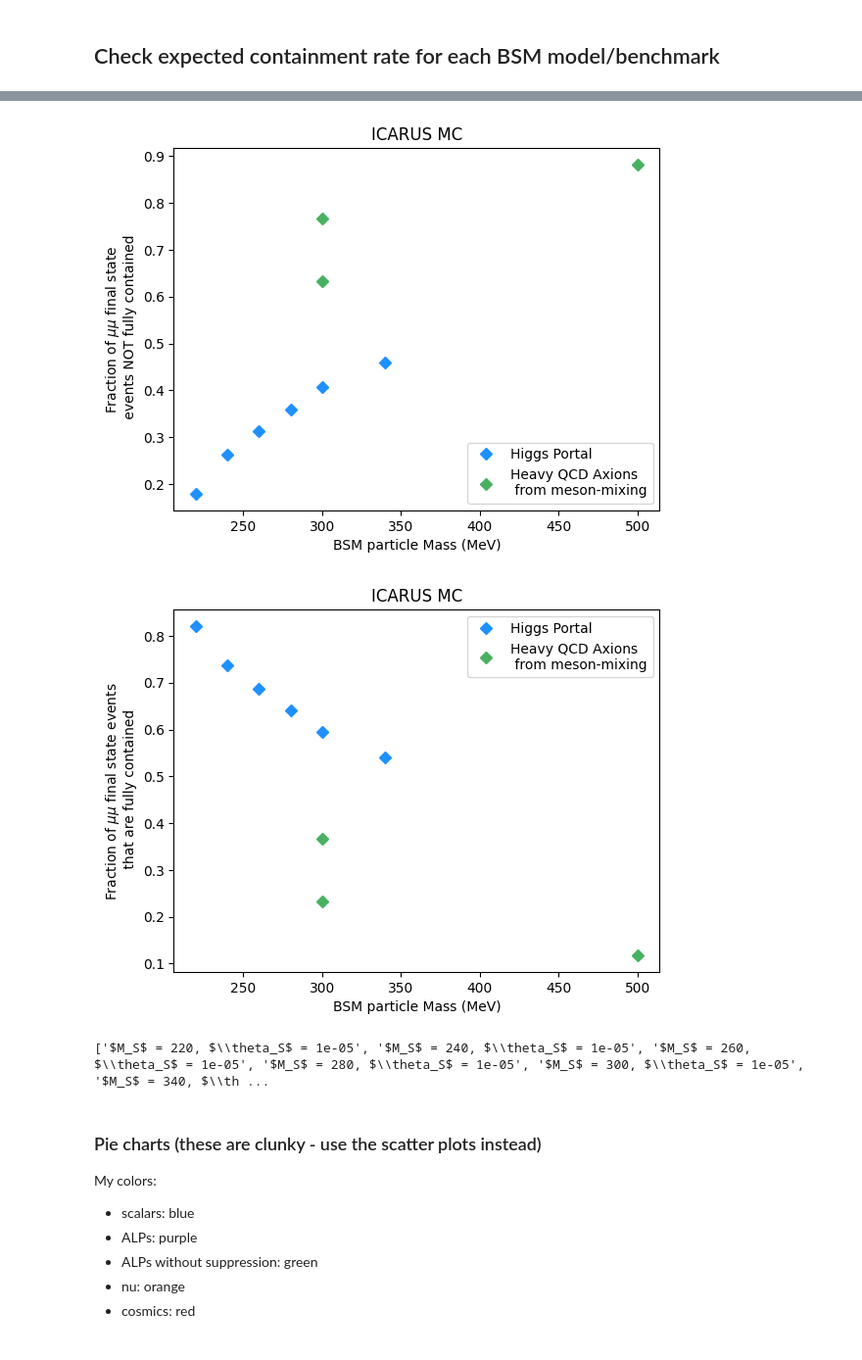
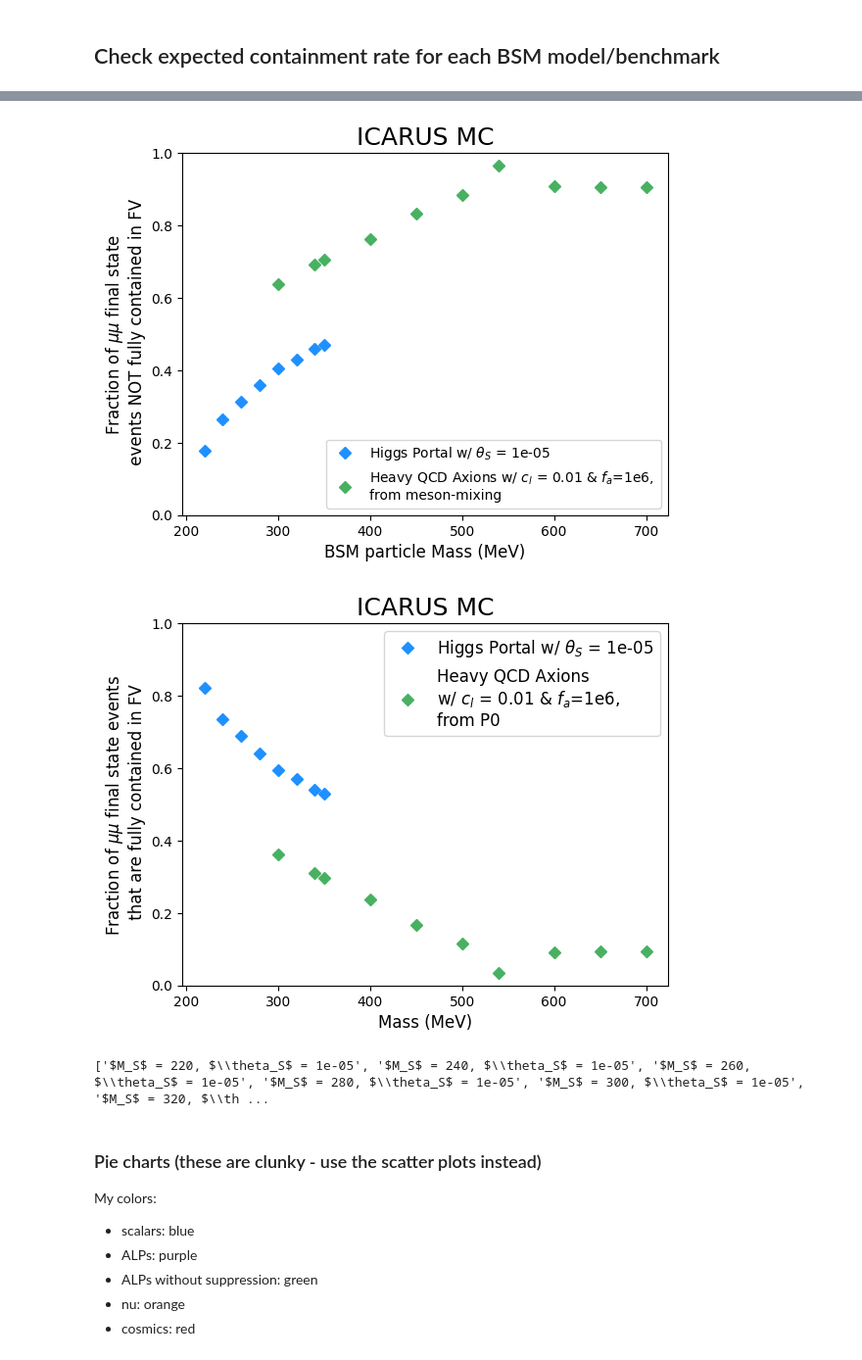
Before and after one commit to SBNSoftware/sbnana, a Jupyter notebook: sbnana/SBNAna/icarus-analysis-villiage/pyana/dimuon-tools/nb/unc_MCstudies.ipynb, the cells around one changed output, grey strips where cells are left out. Shown at 98% size. Drawn from its saved outputs; the diff is of its cells as text; code cells hidden in the pictures.

```diff
--- a/sbnana/SBNAna/icarus-analysis-villiage/pyana/dimuon-tools/nb/unc_MCstudies.ipynb
+++ b/sbnana/SBNAna/icarus-analysis-villiage/pyana/dimuon-tools/nb/unc_MCstudies.ipynb
@@ -33,0 +56,7 @@ evtdf.shape after enforcing correct FV w/ uncontained track lenght: (888306, 264
+# %%
+nmu = var.DF.iscc & ((var.DF.pdg == 14) | (var.DF.pdg == -14))
+npi = var.DF.npi
+ns = var.DF.nsm + var.DF.nsp
+is_coh_like = (nmu + npi + ns >= 2) & (var.DF.max_proton_ke < 0.05)
+
+for c in evtdf.columns: print(c)
@@ -440,2 +652,5 @@ Coh-like $\nu$: 267425 / 9279000 = 0.028820454790386894
 # %% [markdown]
 ## Check expected containment rate for each BSM model/benchmark
+# %%
+for c in make_categories(evtdf, detailed_bsm=True):
+    print(c.name, ': ', evtdf[c].shape)
@@ -488,35 +743,61 @@ pc_exit
 # %%
 # FRACTION UNCONTAINED
+myfontsize = 12
+myfontsize_title = 18
 #plt.plot((220, 240, 260, 280, 300, 340), pc_exit[:6], 'D', color="#1E90FF", label='Higgs Portal')
 #plt.plot((500), pc_exit[6], 'D', color="#48B161", label='Heavy QCD Axions \n from meson-mixing')
-plt.plot(higgs_masses, pc_exit[:len(higgs_masses)], 'D', color="#1E90FF", label='Higgs Portal')
-plt.plot(alp_nosup_masses, pc_exit[len(higgs_masses):len(higgs_masses)+len(alp_nosup_masses)], 'D', color="#48B161", label='Heavy QCD Axions \n from meson-mixing')
+plt.plot(higgs_masses, pc_exit[:len(higgs_masses)], 'D', color="#1E90FF",
+         label='Higgs Portal w/ $\\theta_S$ = 1e-05')
+plt.plot(alp_nosup_masses, pc_exit[len(higgs_masses):len(higgs_masses)+len(alp_nosup_masses)], 'D', color="#48B161",
+         label='Heavy QCD Axions w/ $c_l$ = 0.01 & $f_a$=1e6, \nfrom meson-mixing')
 # higgs_masses + alp_nosup_masses
-plt.title('ICARUS MC')
-plt.ylabel('Fraction of $\\mu\\mu$ final state \n events NOT fully contained')
-plt.xlabel('BSM particle Mass (MeV)')
+plt.title('ICARUS MC', fontsize = myfontsize_title)
+plt.ylabel('Fraction of $\\mu\\mu$ final state \n events NOT fully contained in FV', fontsize=myfontsize)
+plt.xlabel('BSM particle Mass (MeV)', fontsize=myfontsize)
 plt.legend( loc='lower right') # 'center right'
+plt.ylim((0,1))
+
 plt.show()
 
 # FRACTION CONTAINED
 plt.plot(higgs_masses,
          np.array([1.]*len(higgs_masses))-np.array(pc_exit[:len(higgs_masses)]),
-         'D', color="#1E90FF", label='Higgs Portal'
+         'D', color="#1E90FF", label='Higgs Portal w/ $\\theta_S$ = 1e-05'
         )
+alp_y_values = np.array([1.]*len(alp_nosup_masses))-np.array(pc_exit[len(higgs_masses):len(higgs_masses)+len(alp_nosup_masses)])
 plt.plot(alp_nosup_masses,
-         np.array([1.]*len(alp_nosup_masses))-np.array(pc_exit[len(higgs_masses):len(higgs_masses)+len(alp_nosup_masses)]),
-         'D', color="#48B161", label='Heavy QCD Axions \n from meson-mixing'
+         alp_y_values,
+         'D', color="#48B161", label='Heavy QCD Axions \nw/ $c_l$ = 0.01 & $f_a$=1e6, \nfrom P0'
         )
-plt.title('ICARUS MC')
-plt.ylabel('Fraction of $\\mu\\mu$ final state events \n that are fully contained')
-plt.xlabel('BSM particle Mass (MeV)')
-plt.legend( loc='upper right') # 'center right'
+#for i in range(3): # for loop for labeling individual alp points from a time when I had two different 300 MeV alp samples at different fa.
+#    fastring = (alp_nosup_labels[i].split(',')[2]).split("'")[0]+(alp_nosup_labels[i].split(',')[2]).split("'")[1]
+#    print(fastring)
+    #if i!=1:
+    #    plt.text((1-(550-alp_nosup_masses[i])/(550-200))+0.04,
+    #             alp_y_values[i]-0.015,
+    #             fastring,
+    #             transform=plt.gca().transAxes
+    #            )#, fontsize=18)
+    #else:
+    #    plt.text((1-(550-alp_nosup_masses[i])/(550-200))-0.1,
+    #         alp_y_values[i]+0.05,
+    #         fastring,
+    #         transform=plt.gca().transAxes
+    #        )
+
+plt.title('ICARUS MC', fontsize = myfontsize_title)
+plt.ylabel('Fraction of $\\mu\\mu$ final state events \n that are fully contained in FV', fontsize=myfontsize)
+plt.xlabel('Mass (MeV)', fontsize=myfontsize)
+plt.legend( loc='upper right', fontsize=myfontsize) # 'center right'
+#plt.xlim((200,550))
+plt.ylim((0,1))
+plt.savefig('/exp/icarus/data/users/jdyer/Figs/ContainmentPlot.pdf', format='pdf', bbox_inches='tight')
 plt.show()
 print(labels)
 # %% [output]
-[figure, old version]
+[figure, new version]
-[figure, old version]
+[figure, new version]
-['$M_S$ = 220, $\\theta_S$ = 1e-05', '$M_S$ = 240, $\\theta_S$ = 1e-05', '$M_S$ = 260, $\\theta_S$ = 1e-05', '$M_S$ = 280, $\\theta_S$ = 1e-05', '$M_S$ = 300, $\\theta_S$ = 1e-05', '$M_S$ = 340, $\\th ...
+['$M_S$ = 220, $\\theta_S$ = 1e-05', '$M_S$ = 240, $\\theta_S$ = 1e-05', '$M_S$ = 260, $\\theta_S$ = 1e-05', '$M_S$ = 280, $\\theta_S$ = 1e-05', '$M_S$ = 300, $\\theta_S$ = 1e-05', '$M_S$ = 320, $\\th ...
 # %% [markdown]
 ### Pie charts (these are clunky - use the scatter plots instead)
 
```
Also changed, not shown: parts of 35 cells of this notebook, 25 other files.
